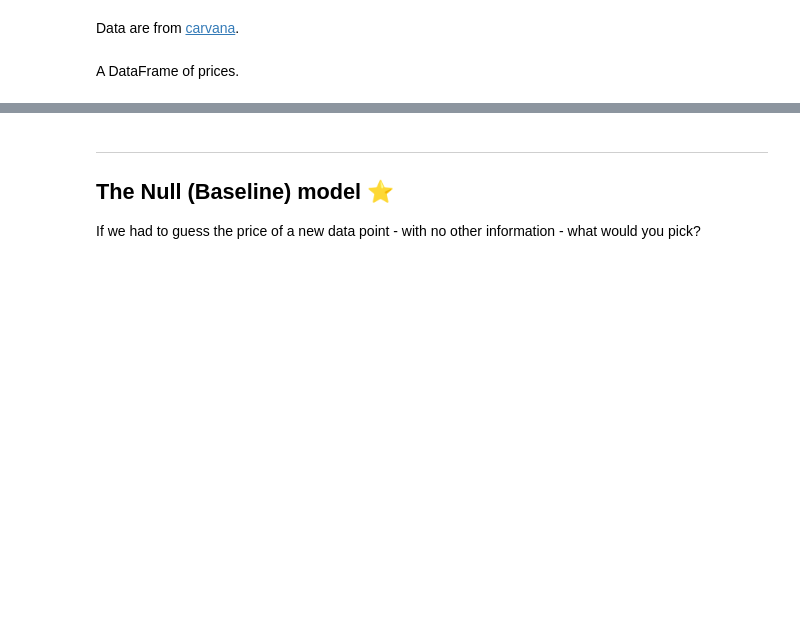
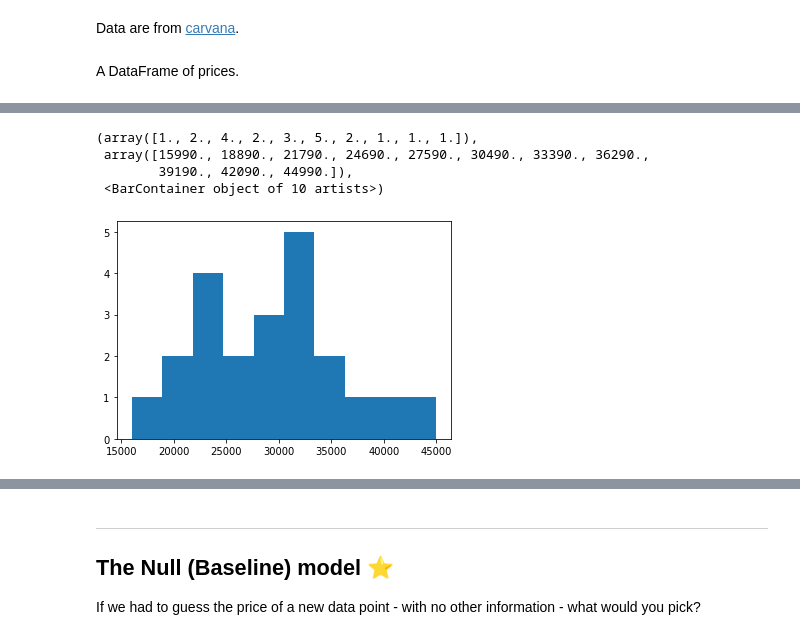
Before and after one commit to gilad247/NYU-Bootcamp, a Jupyter notebook: notebooks/module_2/2.02_linear_regression/linear-regression-starter.ipynb, the cells around one changed output, grey strips where cells are left out. Cells and saved outputs as stored; diff of their text form; code cells hidden in the pictures; blank space fills up the shorter version.

```diff
--- a/notebooks/module_2/2.02_linear_regression/linear-regression-starter.ipynb
+++ b/notebooks/module_2/2.02_linear_regression/linear-regression-starter.ipynb
@@ -37,4 +44,11 @@ df_cars.head()
 # %%
 #histogram of prices
+plt.hist(df_cars)
+# %% [output]
+(array([1., 2., 4., 2., 3., 5., 2., 1., 1., 1.]),
+ array([15990., 18890., 21790., 24690., 27590., 30490., 33390., 36290.,
+        39190., 42090., 44990.]),
+ <BarContainer object of 10 artists>)
+[figure, added]
 # %%
 #boxplot of prices
```
Also changed, not shown: parts of 50 cells of this notebook, 6 other files.
